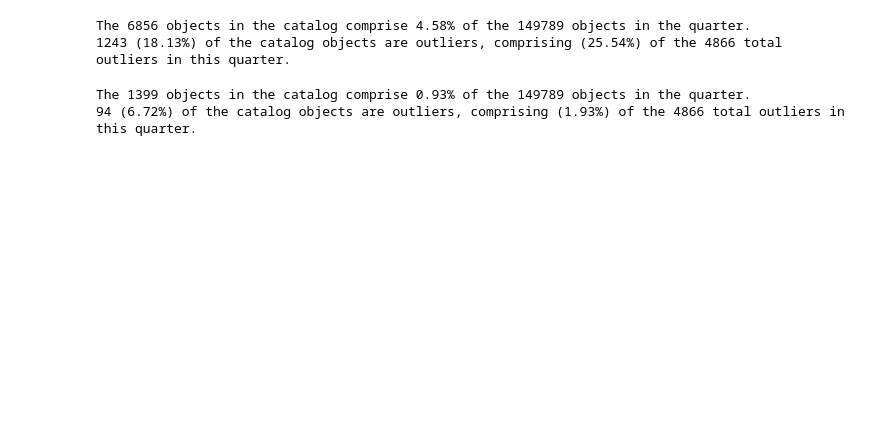
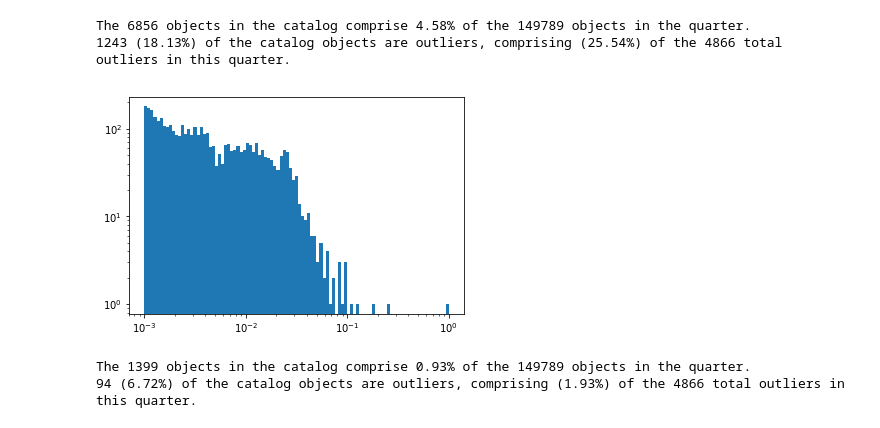
Before and after one commit to d-giles/lcfeatures, a Jupyter notebook: Catalog_Comparisons.ipynb, the cells around one changed output. Cells and saved outputs as stored; diff of their text form; code cells hidden in the pictures; blank space fills up the shorter version.

```diff
--- a/Catalog_Comparisons.ipynb
+++ b/Catalog_Comparisons.ipynb
@@ -88,6 +88,19 @@ kois_full = catalog_sample('list_koi_full.txt',Q4p.data)
 # %% [output]
 The 6856 objects in the catalog comprise 4.58% of the 149789 objects in the quarter.
 1243 (18.13%) of the catalog objects are outliers, comprising (25.54%) of the 4866 total outliers in this quarter.
+# %%
+df = kois_full
+kic_list = []
+for i in df.index:
+    kic_list.append(i[4:13])
+sampler = make_sampler(kic_list)
+kois_full_scores = sampler(base_qs['Q4'].data).dist_score
+
+bins = np.logspace(-3,0,100)
+plt.hist(kois_full_scores,bins=bins,log=True)
+plt.xscale('log')
+# %% [output]
+[figure, added]
 # %%
 kois_confirmed = catalog_sample('list_koi_confirmed.txt',Q4p.data)
 # %% [output]
```
Also changed, not shown: parts of 47 cells of this notebook.
